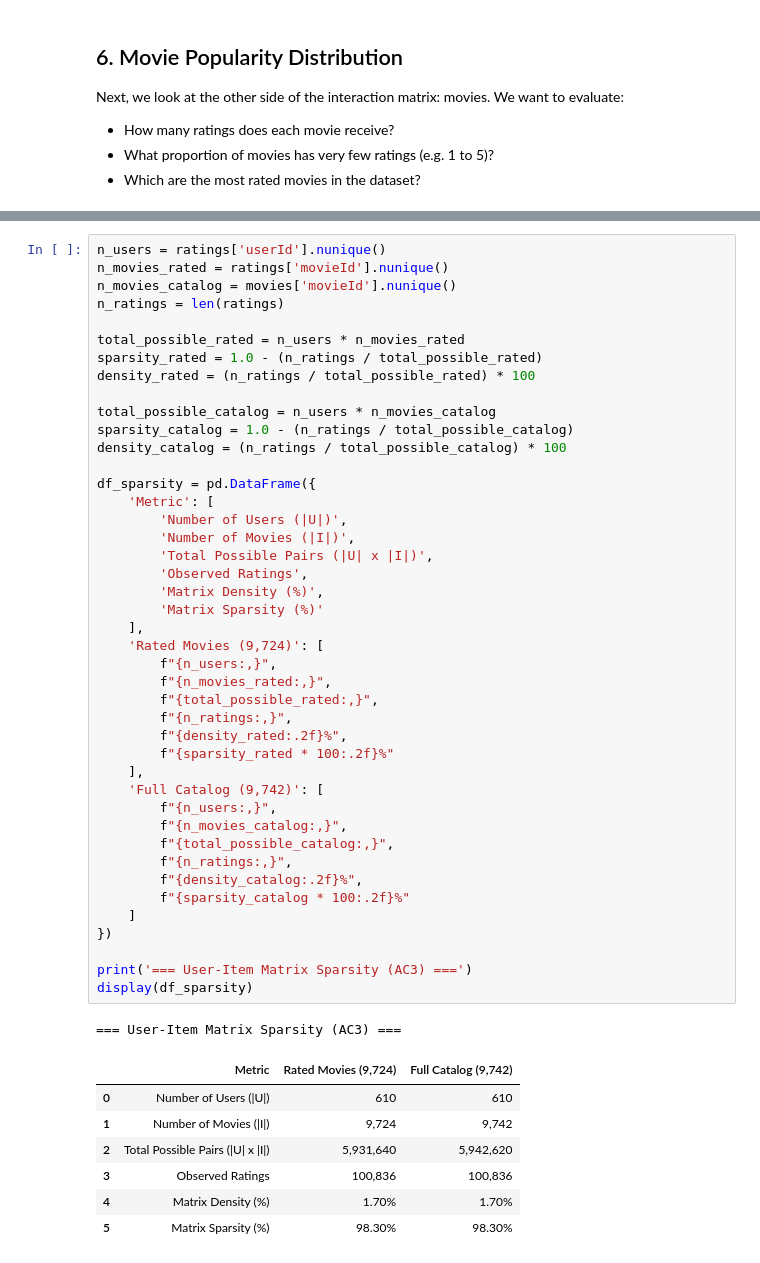
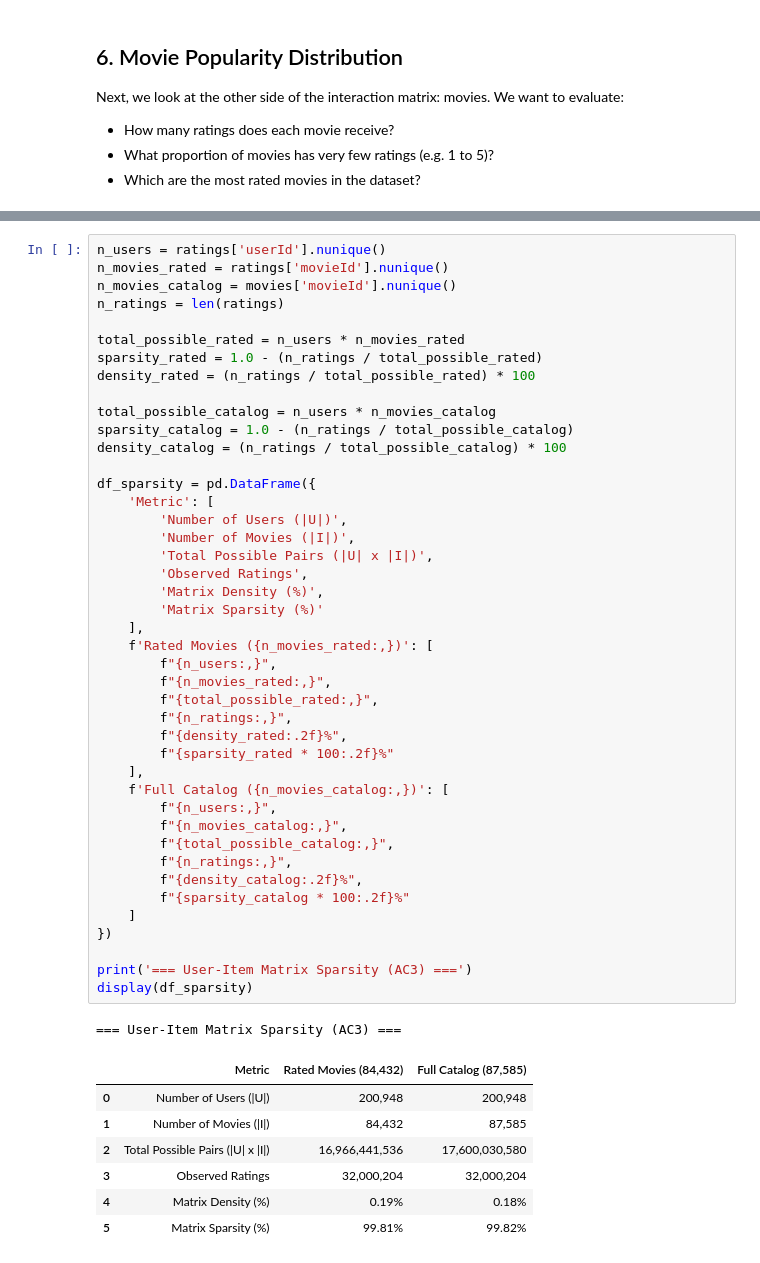
Before and after one commit to 2026-ADS-B1/team-B1-recsys, a Jupyter notebook: notebooks/eda_ratings.ipynb, the cells around one changed output, grey strips where cells are left out. Drawn from its saved outputs; the diff is of its cells as text.

```diff
--- a/notebooks/eda_ratings.ipynb
+++ b/notebooks/eda_ratings.ipynb
@@ -448,39 +516,39 @@ density_catalog = (n_ratings / total_possible_catalog) * 100
 
 df_sparsity = pd.DataFrame({
     'Metric': [
         'Number of Users (|U|)',
         'Number of Movies (|I|)',
         'Total Possible Pairs (|U| x |I|)',
         'Observed Ratings',
         'Matrix Density (%)',
         'Matrix Sparsity (%)'
     ],
-    'Rated Movies (9,724)': [
+    f'Rated Movies ({n_movies_rated:,})': [
         f"{n_users:,}",
         f"{n_movies_rated:,}",
         f"{total_possible_rated:,}",
         f"{n_ratings:,}",
         f"{density_rated:.2f}%",
         f"{sparsity_rated * 100:.2f}%"
     ],
-    'Full Catalog (9,742)': [
+    f'Full Catalog ({n_movies_catalog:,})': [
         f"{n_users:,}",
         f"{n_movies_catalog:,}",
         f"{total_possible_catalog:,}",
         f"{n_ratings:,}",
         f"{density_catalog:.2f}%",
         f"{sparsity_catalog * 100:.2f}%"
     ]
 })
 
 print('=== User-Item Matrix Sparsity (AC3) ===')
 display(df_sparsity)
 # %% [output]
 === User-Item Matrix Sparsity (AC3) ===
-|  | Metric | Rated Movies (9,724) | Full Catalog (9,742) |
-| 0 | Number of Users (|U|) | 610 | 610 |
-| 1 | Number of Movies (|I|) | 9,724 | 9,742 |
-| 2 | Total Possible Pairs (|U| x |I|) | 5,931,640 | 5,942,620 |
-| 3 | Observed Ratings | 100,836 | 100,836 |
-| 4 | Matrix Density (%) | 1.70% | 1.70% |
-| 5 | Matrix Sparsity (%) | 98.30% | 98.30% |
+|  | Metric | Rated Movies (84,432) | Full Catalog (87,585) |
+| 0 | Number of Users (|U|) | 200,948 | 200,948 |
+| 1 | Number of Movies (|I|) | 84,432 | 87,585 |
+| 2 | Total Possible Pairs (|U| x |I|) | 16,966,441,536 | 17,600,030,580 |
+| 3 | Observed Ratings | 32,000,204 | 32,000,204 |
+| 4 | Matrix Density (%) | 0.19% | 0.18% |
+| 5 | Matrix Sparsity (%) | 99.81% | 99.82% |
```
Also changed, not shown: parts of 32 cells of this notebook, 5 other files.
